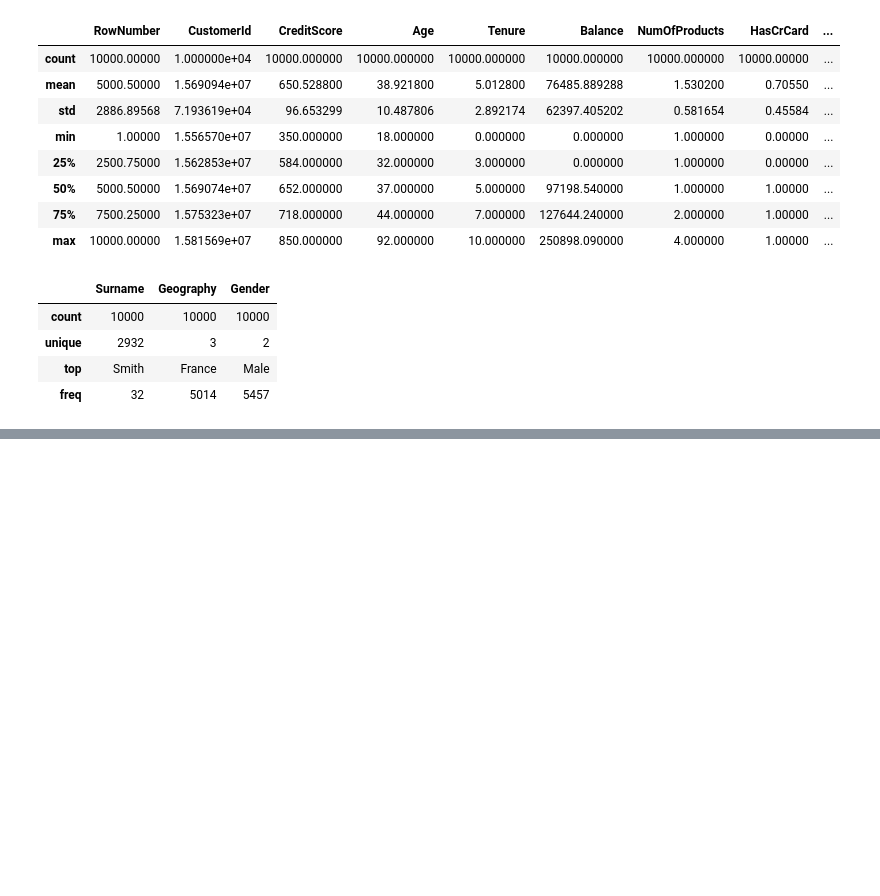
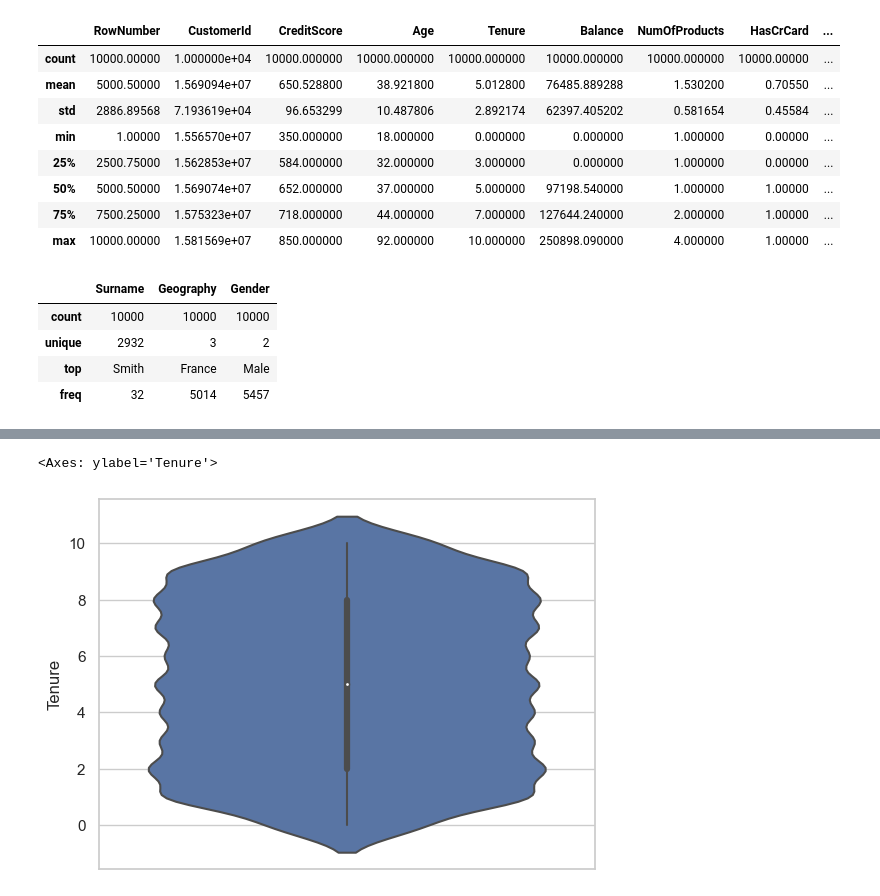
Before and after one commit to Pradipwasre/MLOps--Customer-churn-Analysis-using-Ensemble-Techniques, a Jupyter notebook: Notebook.ipynb, the cells around one changed output, grey strips where cells are left out. Saved outputs shown, nothing was run; the diff lists cells and outputs as text; code cells hidden in the pictures; blank space fills up the shorter version.

```diff
--- a/Notebook.ipynb
+++ b/Notebook.ipynb
@@ -119,0 +212,6 @@ df.describe(include = ['O'])
+# %%
+## Tenure
+sns.violinplot(y = df_train.Tenure)
+# %% [output]
+<Axes: ylabel='Tenure'>
+[figure, added]
```
Also changed, not shown: parts of 27 cells of this notebook.
